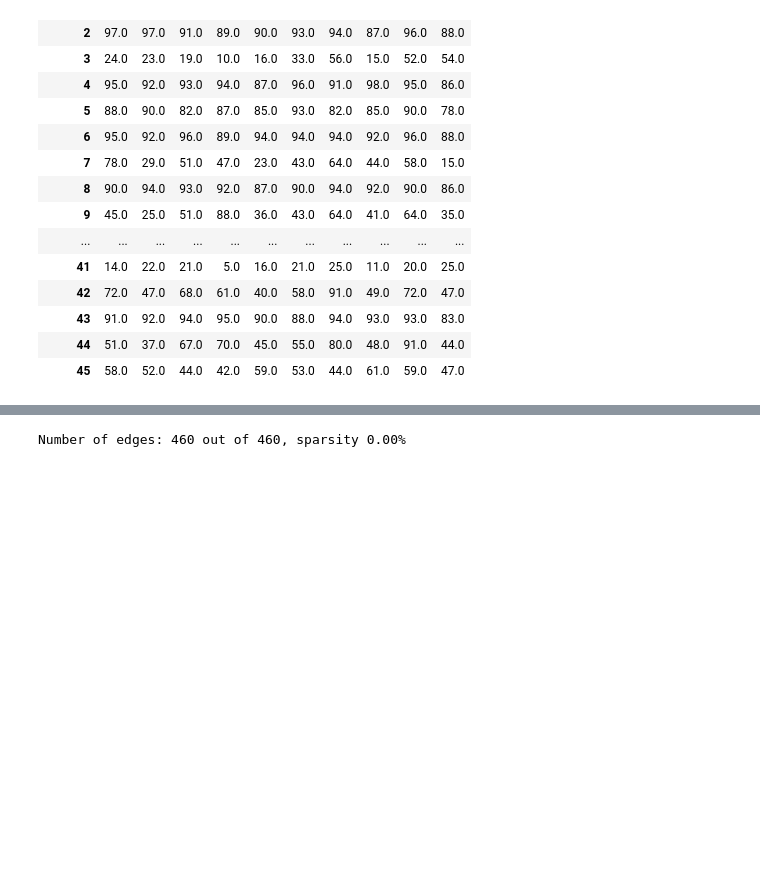
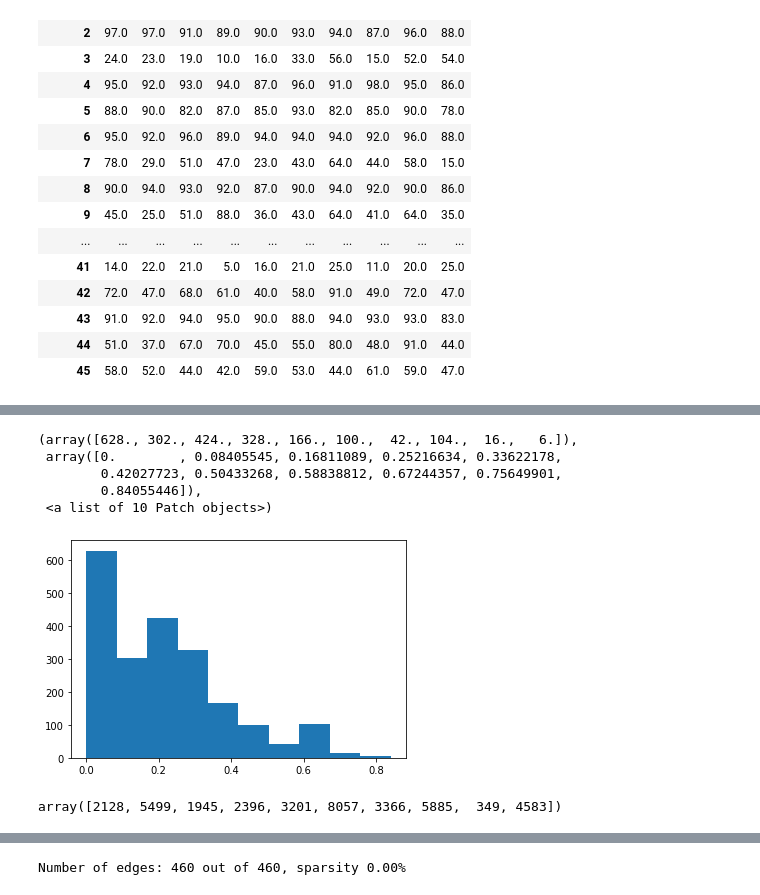
Before and after one commit to HumanCompatibleAI/better-adversarial-defenses, a Jupyter notebook: ap_rllib_experiment_analysis/youshallnotpass_rllib-analysis-eval.ipynb, the cells around one changed output, grey strips where cells are left out. Drawn from its saved outputs; the diff is of its cells as text; code cells hidden in the pictures; blank space fills up the shorter version.

```diff
--- a/ap_rllib_experiment_analysis/youshallnotpass_rllib-analysis-eval.ipynb
+++ b/ap_rllib_experiment_analysis/youshallnotpass_rllib-analysis-eval.ipynb
@@ -423,0 +431,9 @@ df_pivot = df_pivot[-9:]
+# %%
+plt.hist(dist_pairs.flatten())
+# %% [output]
+(array([628., 302., 424., 328., 166., 100.,  42., 104.,  16.,   6.]),
+ array([0.        , 0.08405545, 0.16811089, 0.25216634, 0.33622178,
+        0.42027723, 0.50433268, 0.58838812, 0.67244357, 0.75649901,
+        0.84055446]),
+ <a list of 10 Patch objects>)
+[figure, added]
@@ -423,0 +442,5 @@ df_pivot = df_pivot[-9:]
+# %%
+random_states = np.random.randint(10000, size=10)
+random_states
+# %% [output]
+array([2128, 5499, 1945, 2396, 3201, 8057, 3366, 5885,  349, 4583])
```
Also changed, not shown: parts of 19 cells of this notebook.
